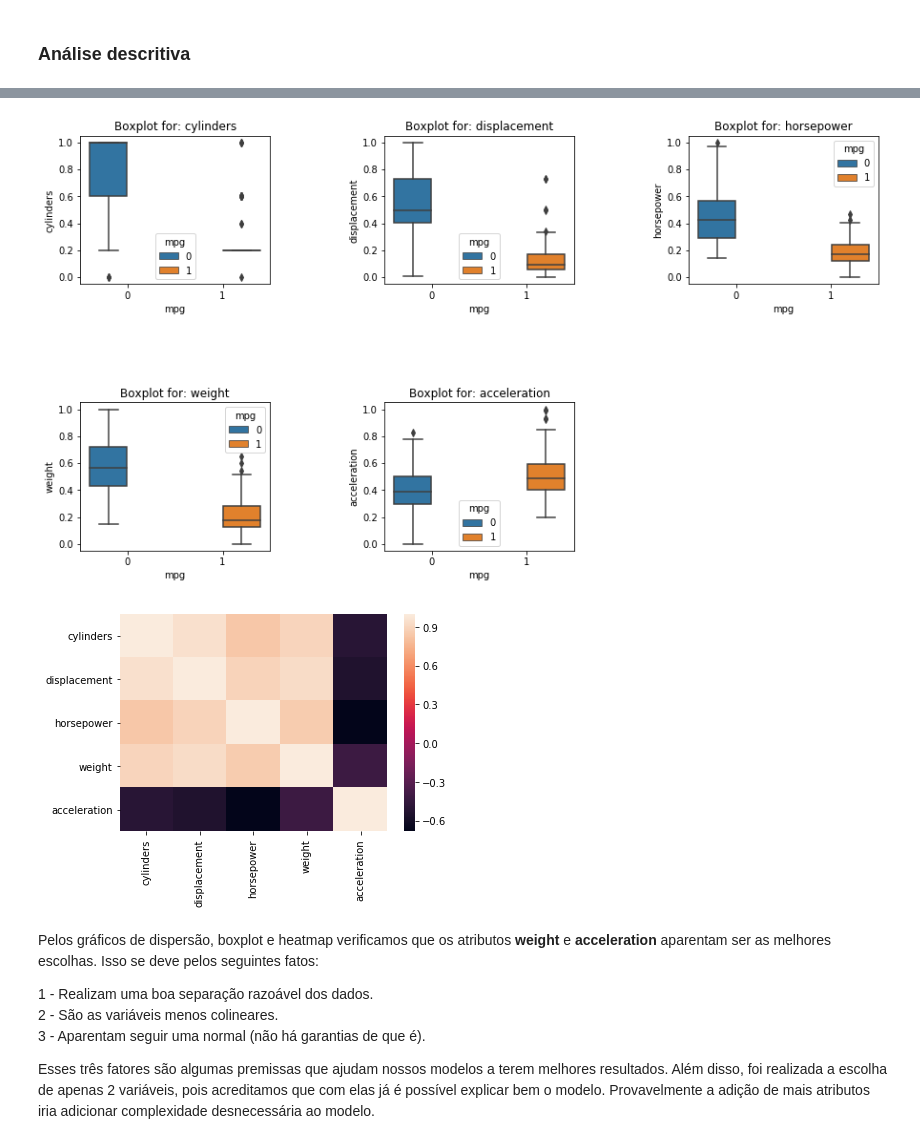
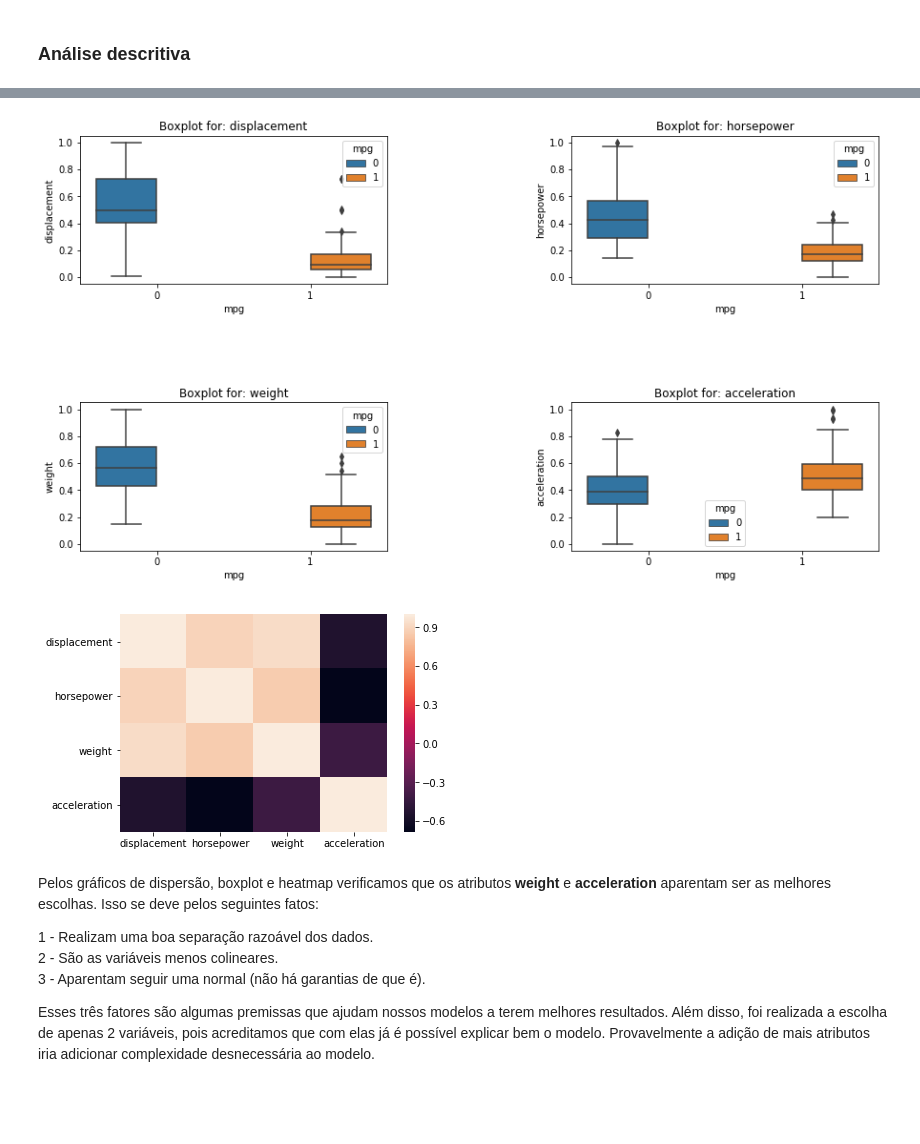
Before and after one commit to LucasSugi/data-science, a Jupyter notebook: exercicio_5/Auto.ipynb, the cells around one changed output, grey strips where cells are left out. Saved outputs shown, nothing was run; the diff lists cells and outputs as text; code cells hidden in the pictures; blank space fills up the shorter version.

Commit message:
Change dataset and improve the way of read it

```diff
--- a/exercicio_5/Auto.ipynb
+++ b/exercicio_5/Auto.ipynb
@@ -27,7 +27,7 @@ import warnings
 warnings.filterwarnings("ignore")
 # %%
 #Leitura do dataset
-cars1 = pd.read_csv('auto-mpg.data',sep=',',header=None,names = ['mpg','cylinders','displacement','horsepower','weight','acceleration','model_year','origin','car_name'], na_values = '?')
+cars1 = pd.read_csv('auto-mpg.data',header=None,delim_whitespace=True,names = ['mpg','cylinders','displacement','horsepower','weight','acceleration','model_year','origin','car_name'], na_values = '?')
 
 #Apresentando algumas linhas do dataset
 cars1.head()
@@ -81,6 +81,6 @@ dtype: object
 Dada a documentação do dataset e pesquisa realizada sobre os atributos, já iremos remover algumas características que aparentam não ser relevantes para o nosso modelo de predição.
 # %%
 #Pré-selecao das variaveis
-cars2 = cars1.iloc[:,0:6].copy()
+cars2 = cars1.iloc[:,[0,2,3,4,5]].copy()
 cars2.head()
 # %% [output]
@@ -136,21 +136,21 @@ plt.figure(figsize=(15,8))
 plt.subplots_adjust(wspace=0.6,hspace=0.8)
 for attribute,index in zip(cars2.columns,range(6)):
     if(attribute != 'mpg'):
-        plt.subplot(2,3,index)
+        plt.subplot(2,2,index)
         plt.title('Boxplot for: ' + attribute)
         sns.boxplot(data=cars2[[attribute,'mpg']],x='mpg',y=attribute,hue='mpg')
 plt.show()
 # %% [output]
-[figure, old version]
+[figure, new version]
 # %%
 #Matriz de correlação
-corr =  cars2.iloc[:,1:6].corr()
+corr =  cars2.iloc[:,1:5].corr()
 
 #Heatmap
 sns.heatmap(corr)
 plt.show()
 # %% [output]
-[figure, old version]
+[figure, new version]
 # %% [markdown]
 Pelos gráficos de dispersão, boxplot e heatmap verificamos que os atributos __weight__ e __acceleration__ aparentam ser as melhores escolhas. Isso se deve pelos seguintes fatos:
 
```
Also changed, not shown: parts of 7 cells of this notebook, 1 other file.
